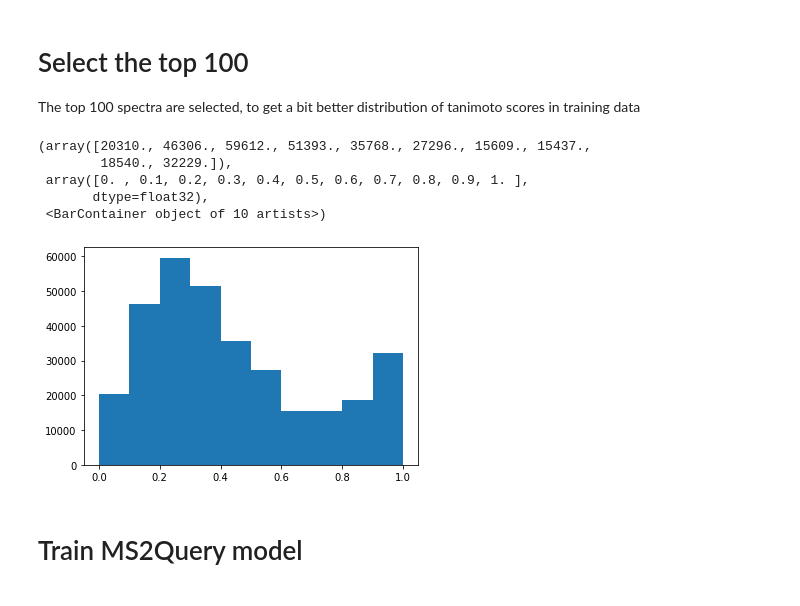
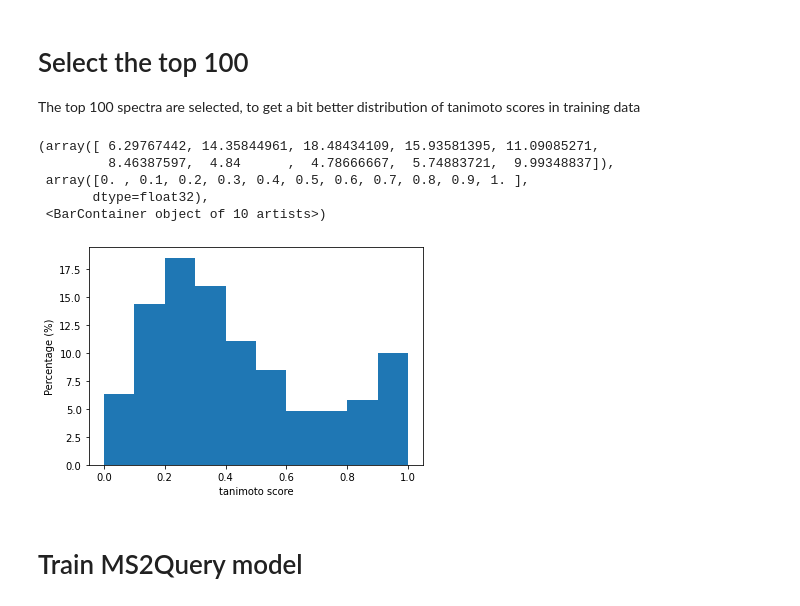
Before and after one commit to iomega/ms2query, a Jupyter notebook: notebooks/Train_MS2Query_model.ipynb, the cells around one changed output. Saved outputs shown, nothing was run; the diff lists cells and outputs as text; code cells hidden in the pictures.

```diff
--- a/notebooks/Train_MS2Query_model.ipynb
+++ b/notebooks/Train_MS2Query_model.ipynb
@@ -41,15 +42,20 @@ The top 100 spectra are selected, to get a bit better distribution of tanimoto s
 # %%
 training_labels_top_100, training_scores_top_100 = select_less_top_spectra(100, training_labels, training_scores)
 validation_labels_top_100, validation_scores_top_100 = select_less_top_spectra(100, validation_labels, validation_scores)
 
-plt.hist(training_labels_top_100)
+weight_to_convert_to_percentage = 100/len(training_labels_top_100)
+weights = [weight_to_convert_to_percentage] * len(training_labels_top_100)
+
+plt.xlabel("tanimoto score")
+plt.ylabel("Percentage (%)")
+plt.hist(training_labels_top_100, weights = weights)
 # %% [output]
-(array([20310., 46306., 59612., 51393., 35768., 27296., 15609., 15437.,
-        18540., 32229.]),
+(array([ 6.29767442, 14.35844961, 18.48434109, 15.93581395, 11.09085271,
+         8.46387597,  4.84      ,  4.78666667,  5.74883721,  9.99348837]),
  array([0. , 0.1, 0.2, 0.3, 0.4, 0.5, 0.6, 0.7, 0.8, 0.9, 1. ],
        dtype=float32),
  <BarContainer object of 10 artists>)
-[figure, old version]
+[figure, new version]
 # %% [markdown]
 # Train MS2Query model
 # %% [markdown]
```
Also changed, not shown: parts of 1 cell of this notebook, 1 other file.
